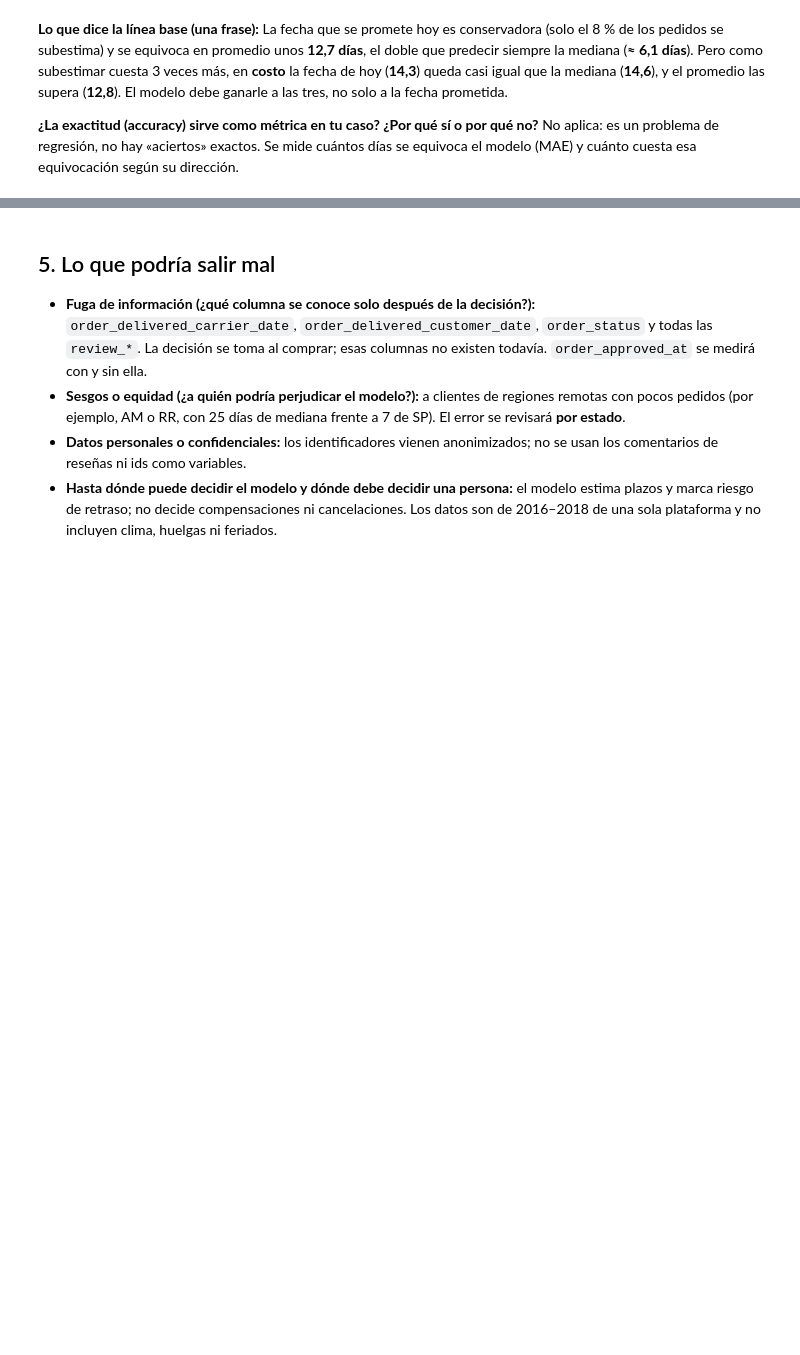
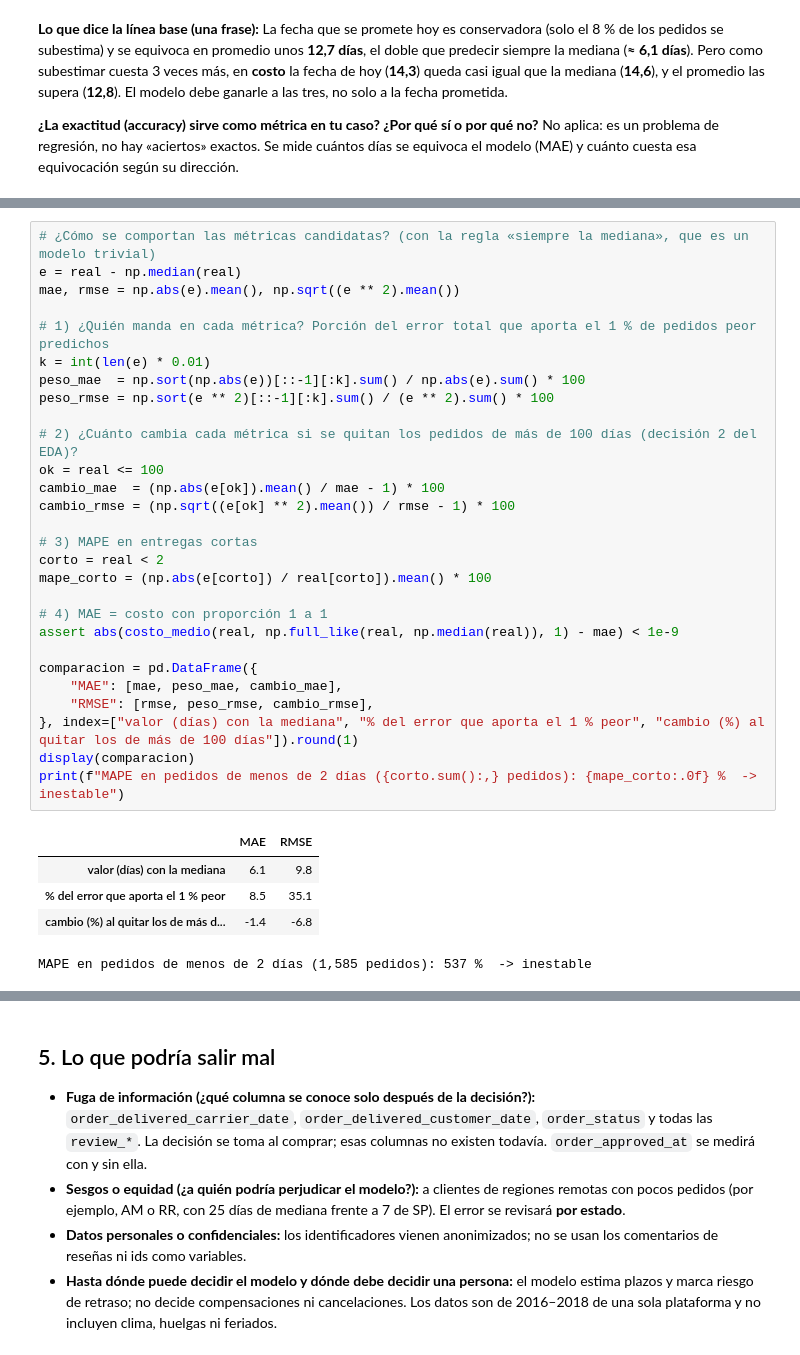
Before and after one commit to Stiware/Laboratorio_practico_ML, a Jupyter notebook: notebooks/01_caso_negocio.ipynb, the cells around one changed output, grey strips where cells are left out. Cells and saved outputs as stored; diff of their text form; blank space fills up the shorter version.

```diff
--- a/notebooks/01_caso_negocio.ipynb
+++ b/notebooks/01_caso_negocio.ipynb
@@ -197,0 +203,34 @@ sensibilidad
+# %%
+# ¿Cómo se comportan las métricas candidatas? (con la regla «siempre la mediana», que es un modelo trivial)
+e = real - np.median(real)
+mae, rmse = np.abs(e).mean(), np.sqrt((e ** 2).mean())
+
+# 1) ¿Quién manda en cada métrica? Porción del error total que aporta el 1 % de pedidos peor predichos
+k = int(len(e) * 0.01)
+peso_mae  = np.sort(np.abs(e))[::-1][:k].sum() / np.abs(e).sum() * 100
+peso_rmse = np.sort(e ** 2)[::-1][:k].sum() / (e ** 2).sum() * 100
+
+# 2) ¿Cuánto cambia cada métrica si se quitan los pedidos de más de 100 días (decisión 2 del EDA)?
+ok = real <= 100
+cambio_mae  = (np.abs(e[ok]).mean() / mae - 1) * 100
+cambio_rmse = (np.sqrt((e[ok] ** 2).mean()) / rmse - 1) * 100
+
+# 3) MAPE en entregas cortas
+corto = real < 2
+mape_corto = (np.abs(e[corto]) / real[corto]).mean() * 100
+
+# 4) MAE = costo con proporción 1 a 1
+assert abs(costo_medio(real, np.full_like(real, np.median(real)), 1) - mae) < 1e-9
+
+comparacion = pd.DataFrame({
+    "MAE": [mae, peso_mae, cambio_mae],
+    "RMSE": [rmse, peso_rmse, cambio_rmse],
+}, index=["valor (días) con la mediana", "% del error que aporta el 1 % peor", "cambio (%) al quitar los de más de 100 días"]).round(1)
+display(comparacion)
+print(f"MAPE en pedidos de menos de 2 días ({corto.sum():,} pedidos): {mape_corto:.0f} %  -> inestable")
+# %% [output]
+|  | MAE | RMSE |
+| valor (días) con la mediana | 6.1 | 9.8 |
+| % del error que aporta el 1 % peor | 8.5 | 35.1 |
+| cambio (%) al quitar los de más d... | -1.4 | -6.8 |
+MAPE en pedidos de menos de 2 días (1,585 pedidos): 537 %  -> inestable
```
Also changed, not shown: parts of 4 cells of this notebook, 5 other files.
